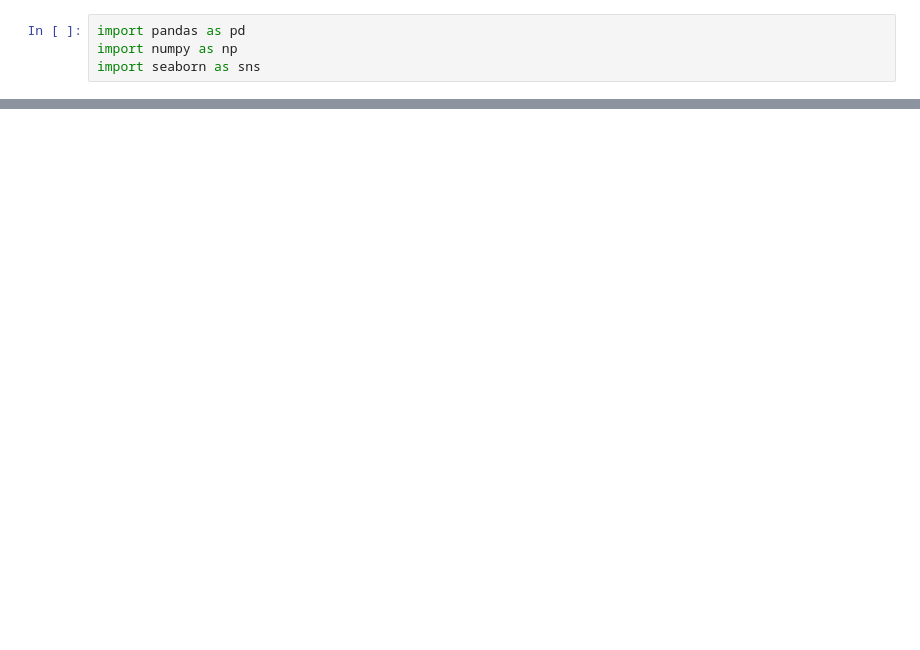
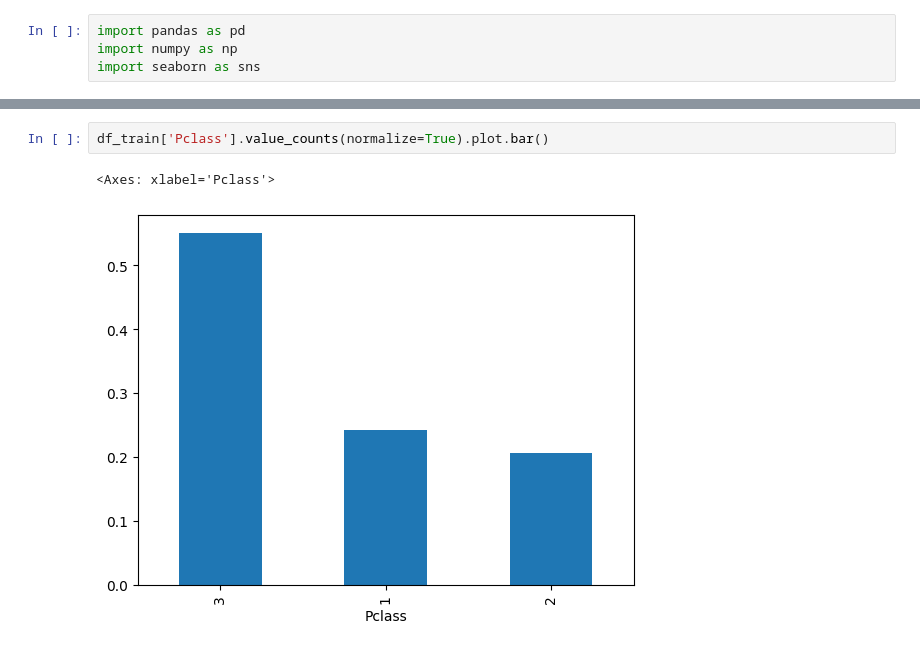
Before and after one commit to akou97/Kaggle, a Jupyter notebook: Titanic/EDA.ipynb, the cells around one changed output, grey strips where cells are left out. Drawn from its saved outputs; the diff is of its cells as text; blank space fills up the shorter version.

```diff
--- a/Titanic/EDA.ipynb
+++ b/Titanic/EDA.ipynb
@@ -11,0 +25,5 @@ data_train.head(2)
+# %%
+df_train['Pclass'].value_counts(normalize=True).plot.bar()
+# %% [output]
+<Axes: xlabel='Pclass'>
+[figure, added]
```
Also changed, not shown: parts of 25 cells of this notebook.
